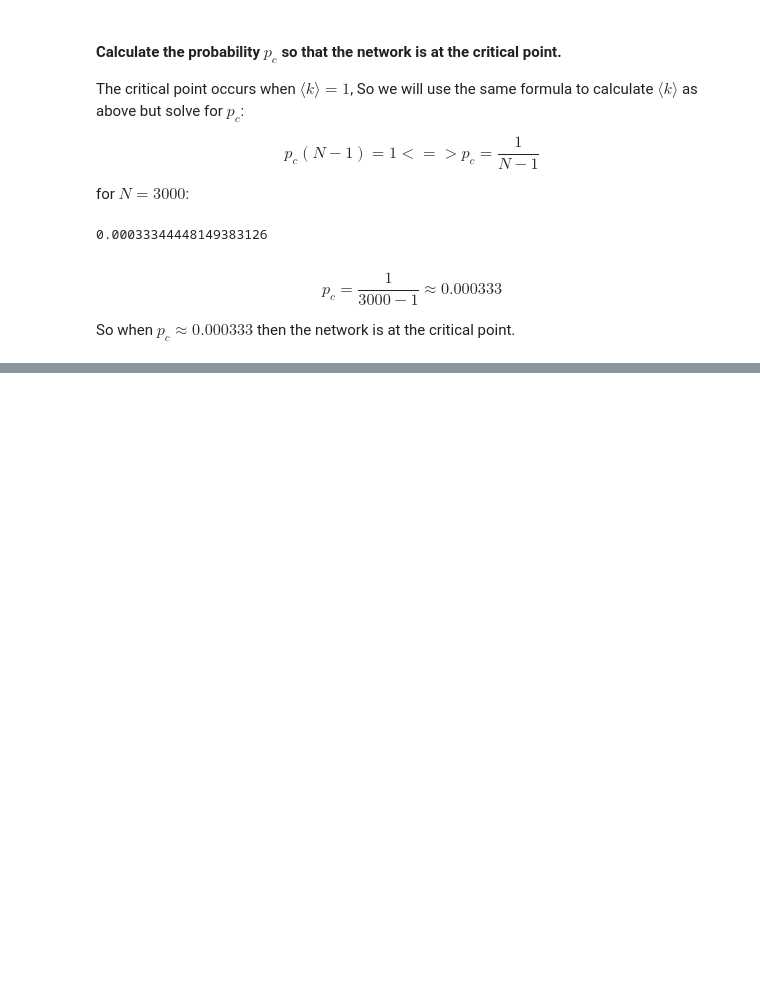
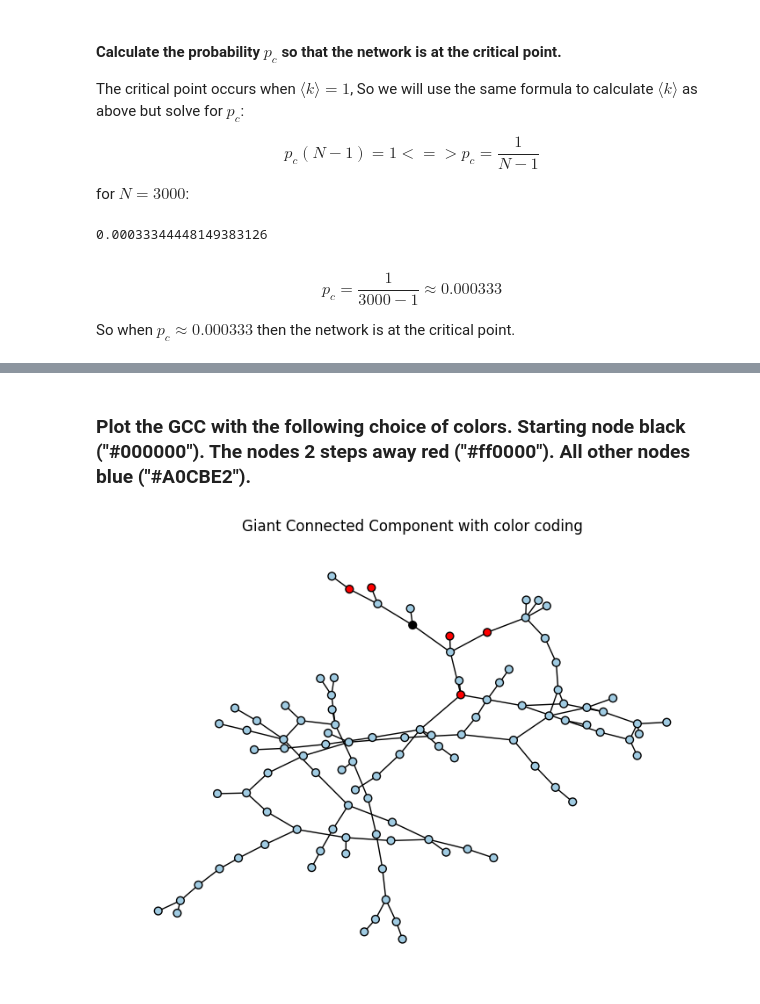
Before and after one commit to Ayafahim/social_graphs, a Jupyter notebook: Aya/week2/part4.ipynb, the cells around one changed output, grey strips where cells are left out. Saved outputs shown, nothing was run; the diff lists cells and outputs as text; code cells hidden in the pictures; blank space fills up the shorter version.

```diff
--- a/Aya/week2/part4.ipynb
+++ b/Aya/week2/part4.ipynb
@@ -94,0 +251,21 @@ We want to find the
+# %% [markdown]
+### Plot the GCC with the following choice of colors. Starting node black ("#000000"). The nodes 2 steps away red ("#ff0000"). All other nodes blue ("#A0CBE2").
+# %%
+# Assign colors to nodes
+node_colors = []
+for node in GCC.nodes():
+    if node == random_node:
+        node_colors.append("#000000")  # Starting node is black
+    elif node in nodes_two_steps_away:
+        node_colors.append("#ff0000")  # Nodes 2 steps away are red
+    else:
+        node_colors.append("#A0CBE2")  # All other nodes are blue
+
+
+plt.figure(figsize=(7, 5))
+# Also added border to nodes to better distinguish them to make it also more similar to the picture in the assignment
+nx.draw(GCC, node_color=node_colors, with_labels=False, node_size=40, edgecolors='black', linewidths=1)
+plt.title(f"Giant Connected Component with color coding")
+plt.show()
+# %% [output]
+[figure, added]
```
Also changed, not shown: parts of 16 cells of this notebook.
